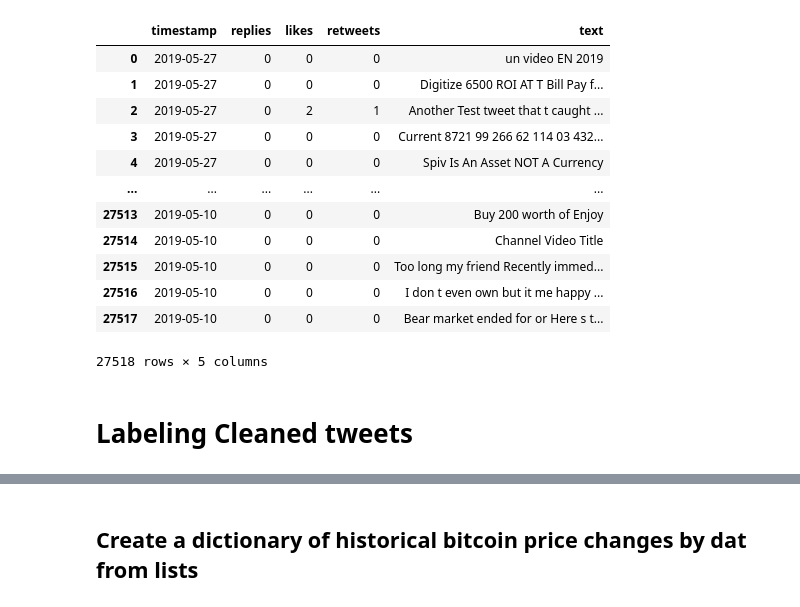
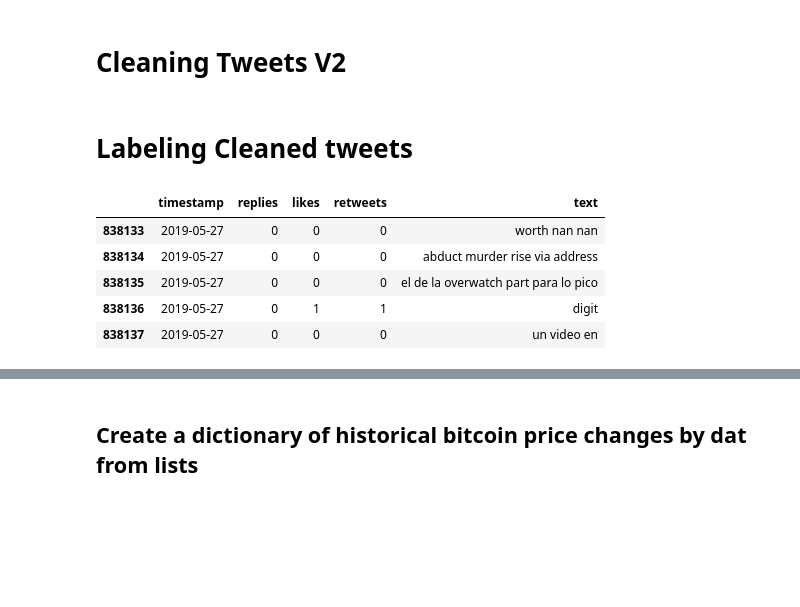
Before and after one commit to AmaruEscalante/bigdata-crypto, a Jupyter notebook: notebooks/Tweets_Labeling.ipynb, the cells around one changed output, grey strips where cells are left out. Cells and saved outputs as stored; diff of their text form; code cells hidden in the pictures; blank space fills up the shorter version.

```diff
--- a/notebooks/Tweets_Labeling.ipynb
+++ b/notebooks/Tweets_Labeling.ipynb
@@ -57,16 +28,2 @@ tweets = tweets[~tweets.text.eq('')]
-# %%
-tweets.reset_index(drop=True)
-# %% [output]
-|  | timestamp | replies | likes | retweets | text |
-| 0 | 2019-05-27 | 0 | 0 | 0 | un video EN 2019 |
-| 1 | 2019-05-27 | 0 | 0 | 0 | Digitize 6500 ROI AT T Bill Pay f... |
-| 2 | 2019-05-27 | 0 | 2 | 1 | Another Test tweet that t caught ... |
-| 3 | 2019-05-27 | 0 | 0 | 0 | Current 8721 99 266 62 114 03 432... |
-| 4 | 2019-05-27 | 0 | 0 | 0 | Spiv Is An Asset NOT A Currency |
-| ... | ... | ... | ... | ... | ... |
-| 27513 | 2019-05-10 | 0 | 0 | 0 | Buy 200 worth of Enjoy |
-| 27514 | 2019-05-10 | 0 | 0 | 0 | Channel Video Title |
-| 27515 | 2019-05-10 | 0 | 0 | 0 | Too long my friend Recently immed... |
-| 27516 | 2019-05-10 | 0 | 0 | 0 | I don t even own but it me happy ... |
-| 27517 | 2019-05-10 | 0 | 0 | 0 | Bear market ended for or Here s t... |
-27518 rows × 5 columns
+# %% [markdown]
+# Cleaning Tweets V2
@@ -75,8 +70,16 @@ tweets.reset_index(drop=True)
 # %%
 # Sort dataframe set by timestamp and reindex
 #
 tweets = tweets.sort_values(by=['timestamp'])
 tweets = tweets.reset_index(drop=True)
+tweets.tail()
+# %% [output]
+|  | timestamp | replies | likes | retweets | text |
+| 838133 | 2019-05-27 | 0 | 0 | 0 | worth nan nan |
+| 838134 | 2019-05-27 | 0 | 0 | 0 | abduct murder rise via address |
+| 838135 | 2019-05-27 | 0 | 0 | 0 | el de la overwatch part para lo pico |
+| 838136 | 2019-05-27 | 0 | 1 | 1 | digit |
+| 838137 | 2019-05-27 | 0 | 0 | 0 | un video en |
 # %%
 # Load historical bitcoin data from the following file located in gs://bigdata-general/bitcoin_historical_price.csv
 # Parse date column as a date
```
Also changed, not shown: parts of 24 cells of this notebook.
